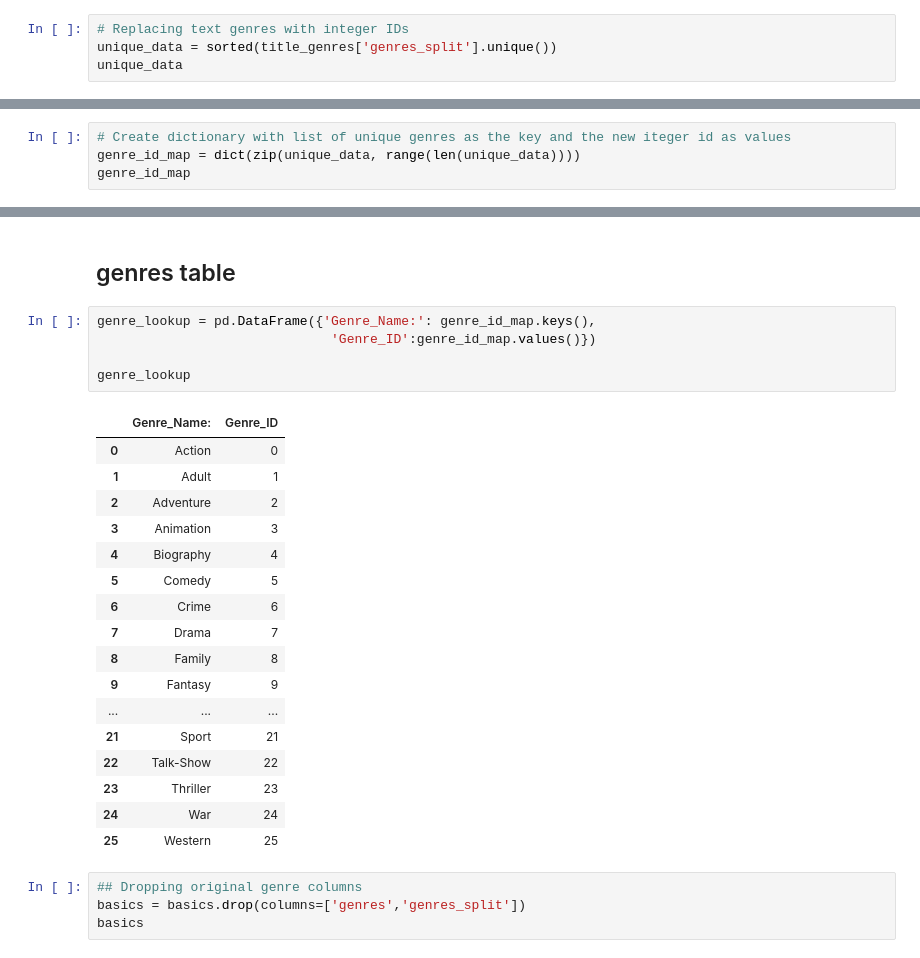
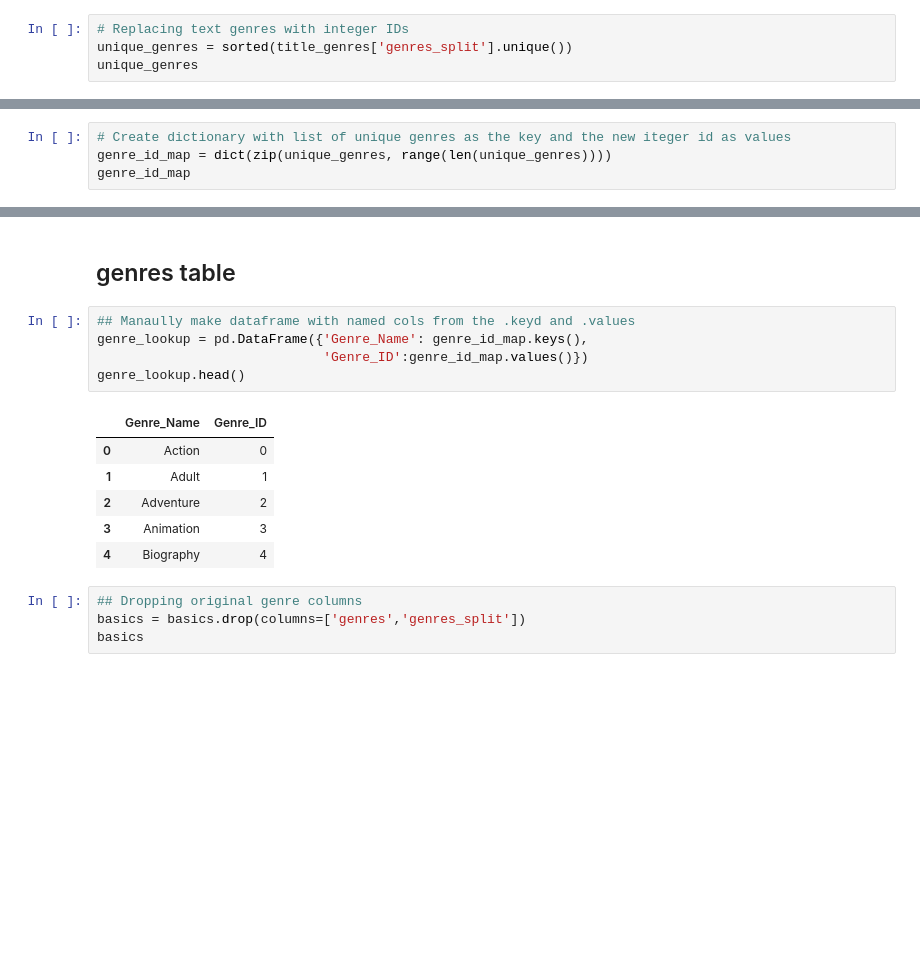
Before and after one commit to cole-beach/What-Makes-A-Movie-Successful, a Jupyter notebook: Part 03 - Creating SQL Database.ipynb, the cells around one changed output, grey strips where cells are left out. Drawn from its saved outputs; the diff is of its cells as text; blank space fills up the shorter version.

```diff
--- a/What Makes a Movie Successful - Part 03 - Creating SQL Database.ipynb
+++ b/Part 03 - Creating SQL Database.ipynb
@@ -361,8 +364,8 @@ title_genres.head()
 | 2 | tt0069049 | Drama |
 # %%
 # Replacing text genres with integer IDs
-unique_data = sorted(title_genres['genres_split'].unique())
-unique_data
+unique_genres = sorted(title_genres['genres_split'].unique())
+unique_genres
 # %% [output]
 ['Action',
  'Adult',
@@ -383,7 +386,7 @@ unique_data
  'Western']
 # %%
 # Create dictionary with list of unique genres as the key and the new iteger id as values
-genre_id_map = dict(zip(unique_data, range(len(unique_data))))
+genre_id_map = dict(zip(unique_genres, range(len(unique_genres))))
 genre_id_map
 # %% [output]
 {'Action': 0,
@@ -429,28 +432,17 @@ title_genres
 # %% [markdown]
 ## genres table
 # %%
-genre_lookup = pd.DataFrame({'Genre_Name:': genre_id_map.keys(),
-                              'Genre_ID':genre_id_map.values()})
-
-genre_lookup
+## Manaully make dataframe with named cols from the .keyd and .values
+genre_lookup = pd.DataFrame({'Genre_Name': genre_id_map.keys(),
+                             'Genre_ID':genre_id_map.values()})
+genre_lookup.head()
 # %% [output]
-|  | Genre_Name: | Genre_ID |
+|  | Genre_Name | Genre_ID |
 | 0 | Action | 0 |
 | 1 | Adult | 1 |
 | 2 | Adventure | 2 |
 | 3 | Animation | 3 |
 | 4 | Biography | 4 |
-| 5 | Comedy | 5 |
-| 6 | Crime | 6 |
-| 7 | Drama | 7 |
-| 8 | Family | 8 |
-| 9 | Fantasy | 9 |
-| ... | ... | ... |
-| 21 | Sport | 21 |
-| 22 | Talk-Show | 22 |
-| 23 | Thriller | 23 |
-| 24 | War | 24 |
-| 25 | Western | 25 |
 # %%
 ## Dropping original genre columns
 basics = basics.drop(columns=['genres','genres_split'])
```
Also changed, not shown: parts of 23 cells of this notebook, 1 other file.
